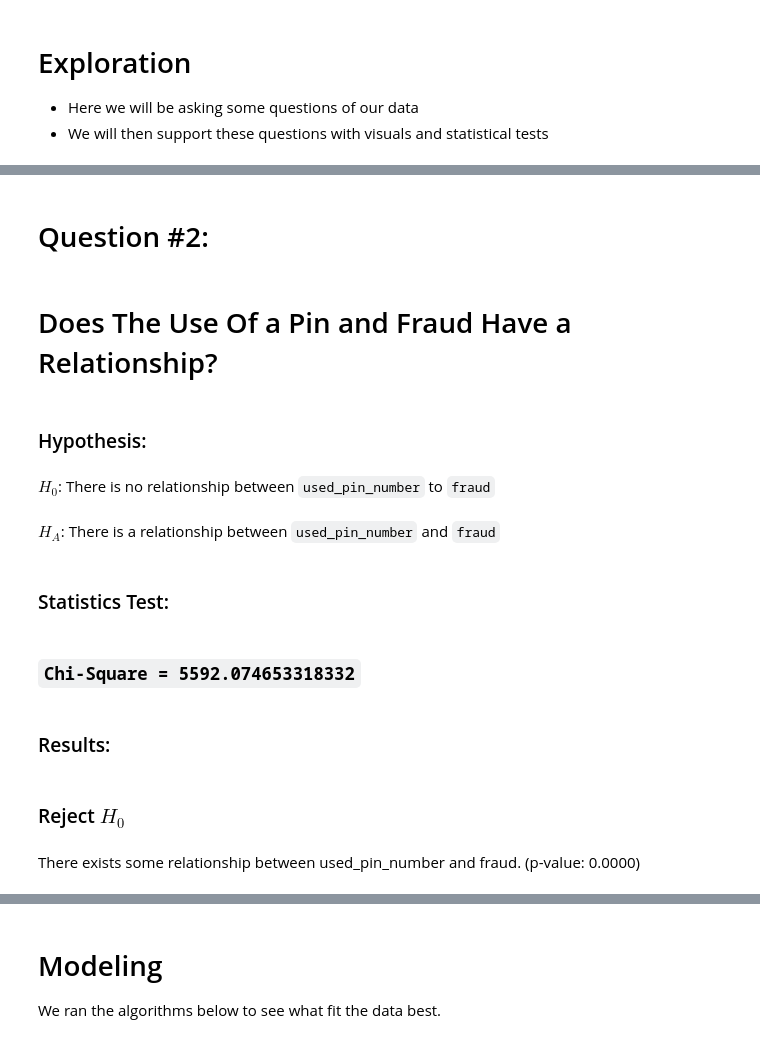
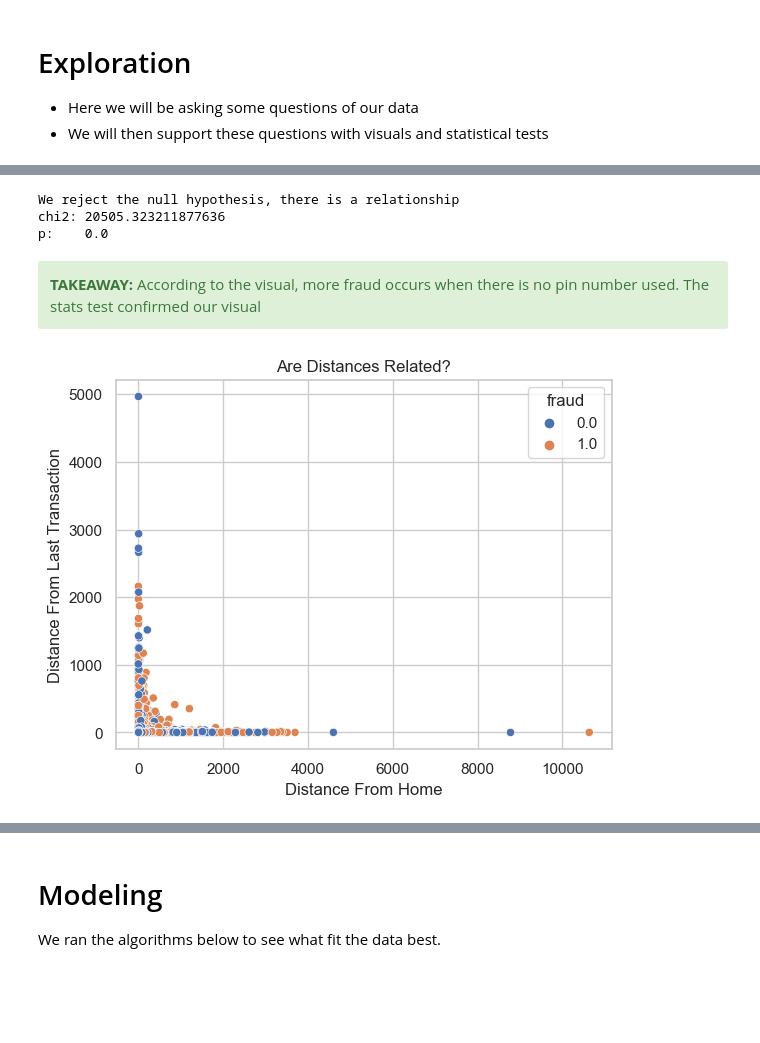
Before and after one commit to jorgellopez38/Credit-Card-Fraud, a Jupyter notebook: Final_Notebook.ipynb, the cells around one changed output, grey strips where cells are left out. Drawn from its saved outputs; the diff is of its cells as text; code cells hidden in the pictures; blank space fills up the shorter version.

```diff
--- a/Final_Notebook.ipynb
+++ b/Final_Notebook.ipynb
@@ -108,20 +107,17 @@ e.question_2_visual(train)
 # %%
-# function for stats test on question 2
-e.question_hypothesis_test(2,train,'used_pin_number',
-                            'Does The Use Of a Pin and Fraud Have a Relationship?',
-                            'fraud',alpha=.05)
+# function for chi square test on question 2
+e.question_hypothesis_test2(train)
 # %% [output]
-# Question #2:
-# Does The Use Of a Pin and Fraud Have a Relationship?
-### Hypothesis:
-$H_0$: There is no relationship between `used_pin_number` to `fraud`
-$H_A$: There is a relationship between `used_pin_number` and `fraud`
-### Statistics Test:
-### `Chi-Square = 5592.074653318332`
-### Results:
-### Reject $H_0$
-There exists some relationship between used_pin_number and fraud. (p-value: 0.0000)
+We reject the null hypothesis, there is a relationship
+chi2: 20505.323211877636
+p:    0.0
+# %% [markdown]
+<div class="alert alert-success" role="alert">
+<B>TAKEAWAY:</B> According to the visual, more fraud occurs when there is no pin number used. The stats test confirmed our visual
+</div>
 # %%
 # function for visual 3
-#e.question_3_visual(train)
+e.question_3_visual(train)
+# %% [output]
+[figure, added]
 # %%
```
Also changed, not shown: parts of 15 cells of this notebook.
